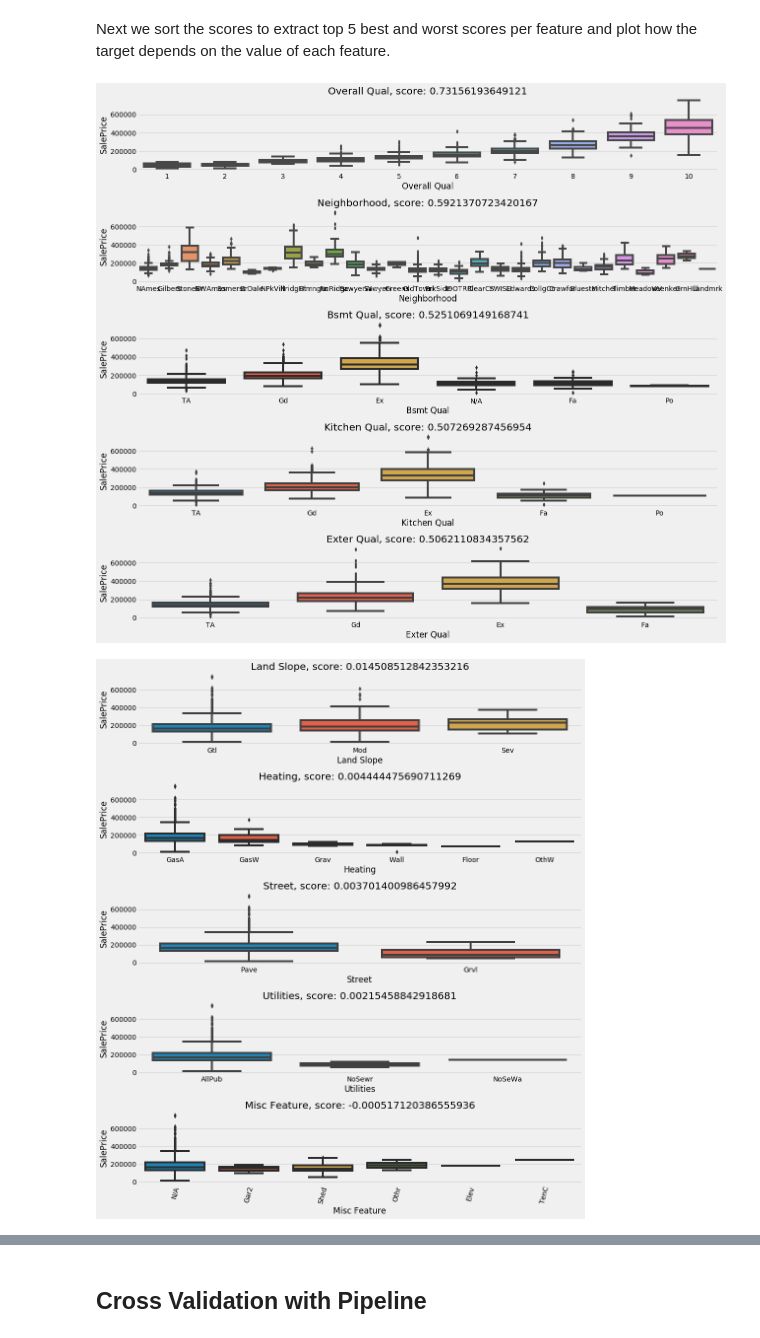
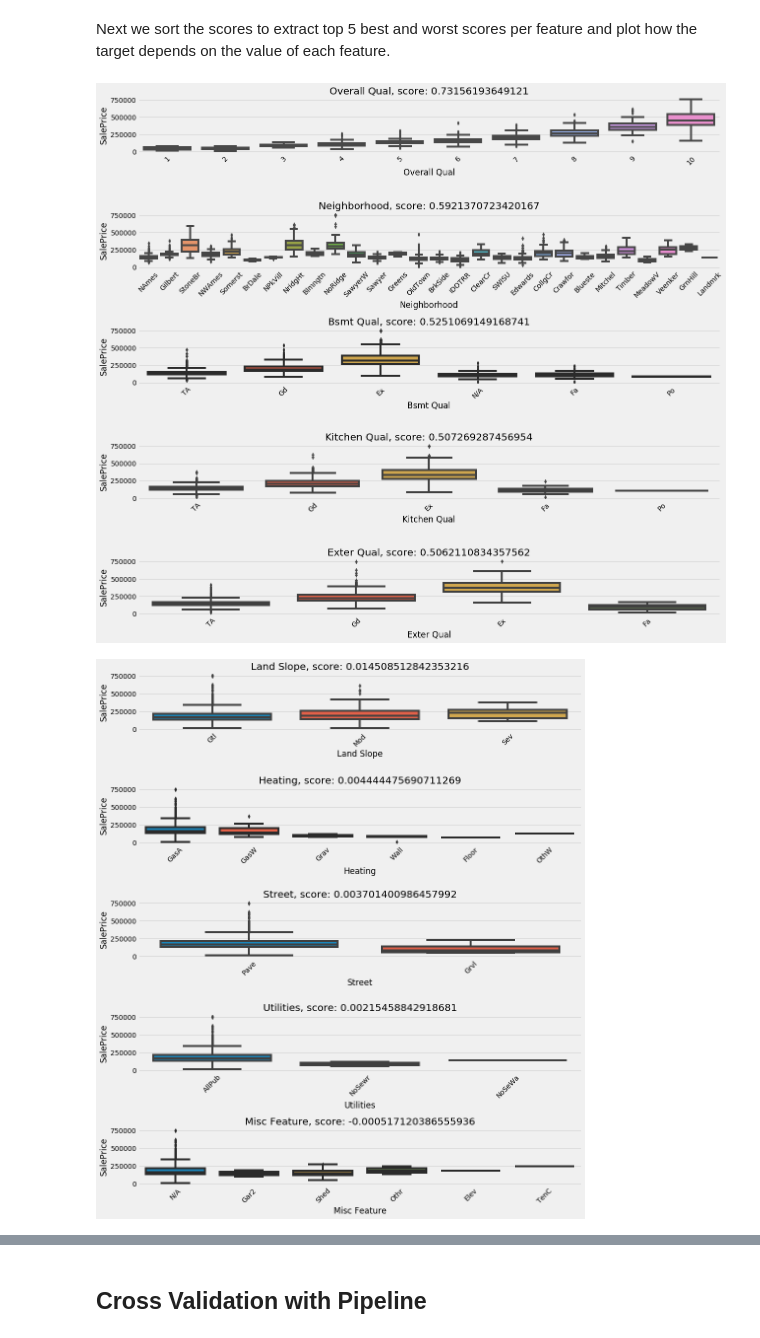
Before and after one commit to iliailmer/ml_midterm_project, a Jupyter notebook: Midterm Project.ipynb, the cells around one changed output, grey strips where cells are left out. Drawn from its saved outputs; the diff is of its cells as text; code cells hidden in the pictures.

```diff
--- a/Midterm Project.ipynb
+++ b/Midterm Project.ipynb
@@ -27,6 +27,8 @@ data.head()
 5 rows × 82 columns
 # %% [markdown]
 We will not use `Order` and `PID` variables.
+# %%
+data = data.drop(['Order', 'PID'], axis=1)
 # %% [markdown]
 ## Columns by type of data
 # %%
@@ -244,7 +251,7 @@ categorical_variables = nominal_columns+ordinal_columns
 Let us split the data into training and testing sets using only categorical variables
 # %%
 data_train, data_test, target_train, target_test = train_test_split(
-    data.drop(['SalePrice'], axis=1)[categorical_variables],
+    data.drop(['SalePrice'], axis=1),
     data['SalePrice'],
     test_size=0.2,
     random_state=42,
@@ -290,27 +295,28 @@ Next we sort the scores to extract top 5 best and worst scores per feature and p
 # %%
 scores_sorted = {
     k: max(v)
     for k, v in sorted(
         score_per_col.items(), key=lambda item: max(item[1]), reverse=True)
 }
 
 top5_feats = list(scores_sorted.keys())[:5]
 worst5_feats = list(scores_sorted.keys())[-5:]
 
 fig, ax = plt.subplots(nrows=5, ncols=1, figsize=(18, 16))
 for i in range(5):
-    sns.boxplot(data[top5_feats].iloc[:, i], target, ax=ax[i])
+    chart = sns.boxplot(data[top5_feats].iloc[:, i], target, ax=ax[i])
     ax[i].set_title(f"{top5_feats[i]}, score: {scores_sorted[top5_feats[i]]}")
-
+    chart.set_xticklabels(chart.get_xticklabels(), rotation=45)
+#plt.xticks(rotation=45)
 plt.tight_layout()
 # %% [output]
-[figure, old version]
+[figure, new version]
 # %%
 fig, ax = plt.subplots(nrows=5, ncols=1, figsize=(14,16))
 for i in range(5):
-    sns.boxplot(data[worst5_feats].iloc[:,i], target, ax = ax[i])
+    chart = sns.boxplot(data[worst5_feats].iloc[:,i], target, ax = ax[i])
     ax[i].set_title(f"{worst5_feats[i]}, score: {scores_sorted[worst5_feats[i]]}")
-    plt.xticks(rotation=75)
+    chart.set_xticklabels(chart.get_xticklabels(), rotation=45)
 plt.tight_layout()
 # %% [output]
-[figure, old version]
+[figure, new version]
```
Also changed, not shown: parts of 65 cells of this notebook.
